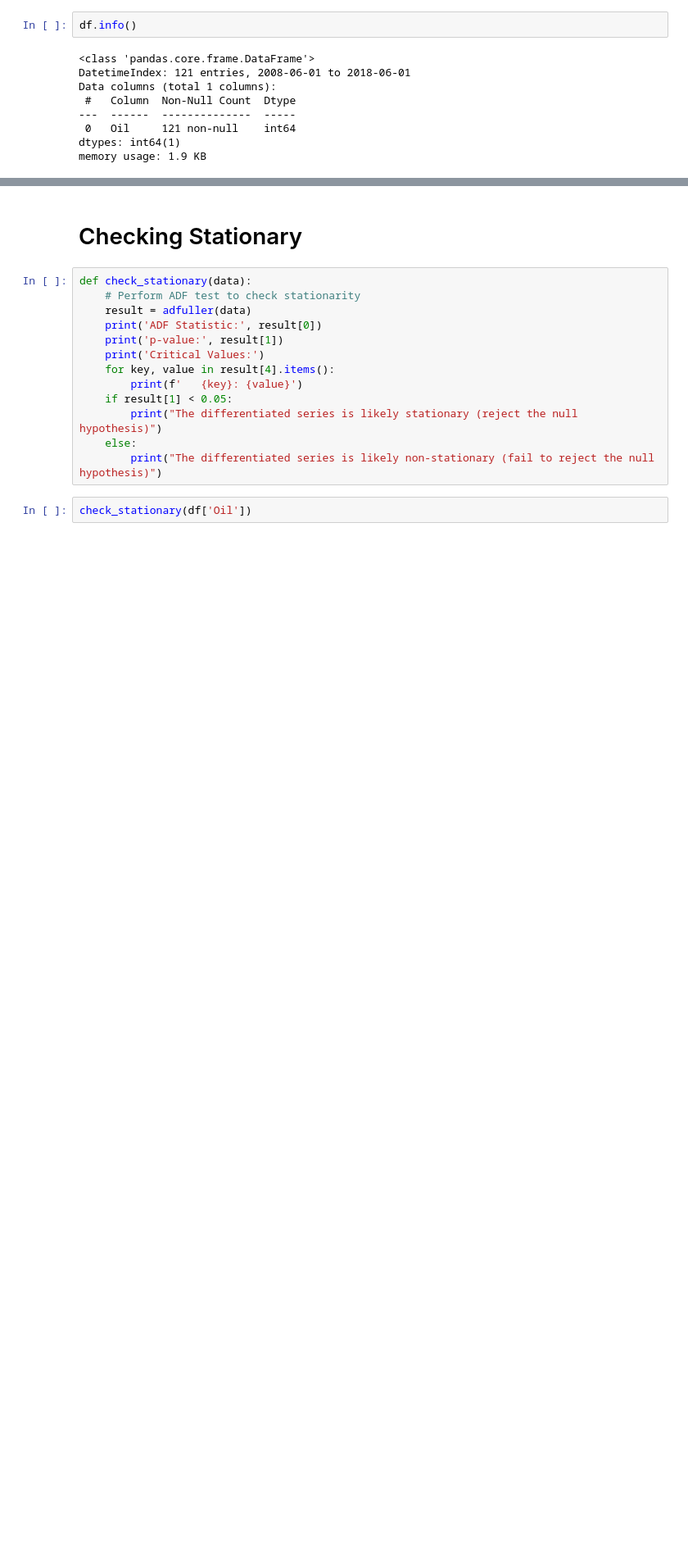
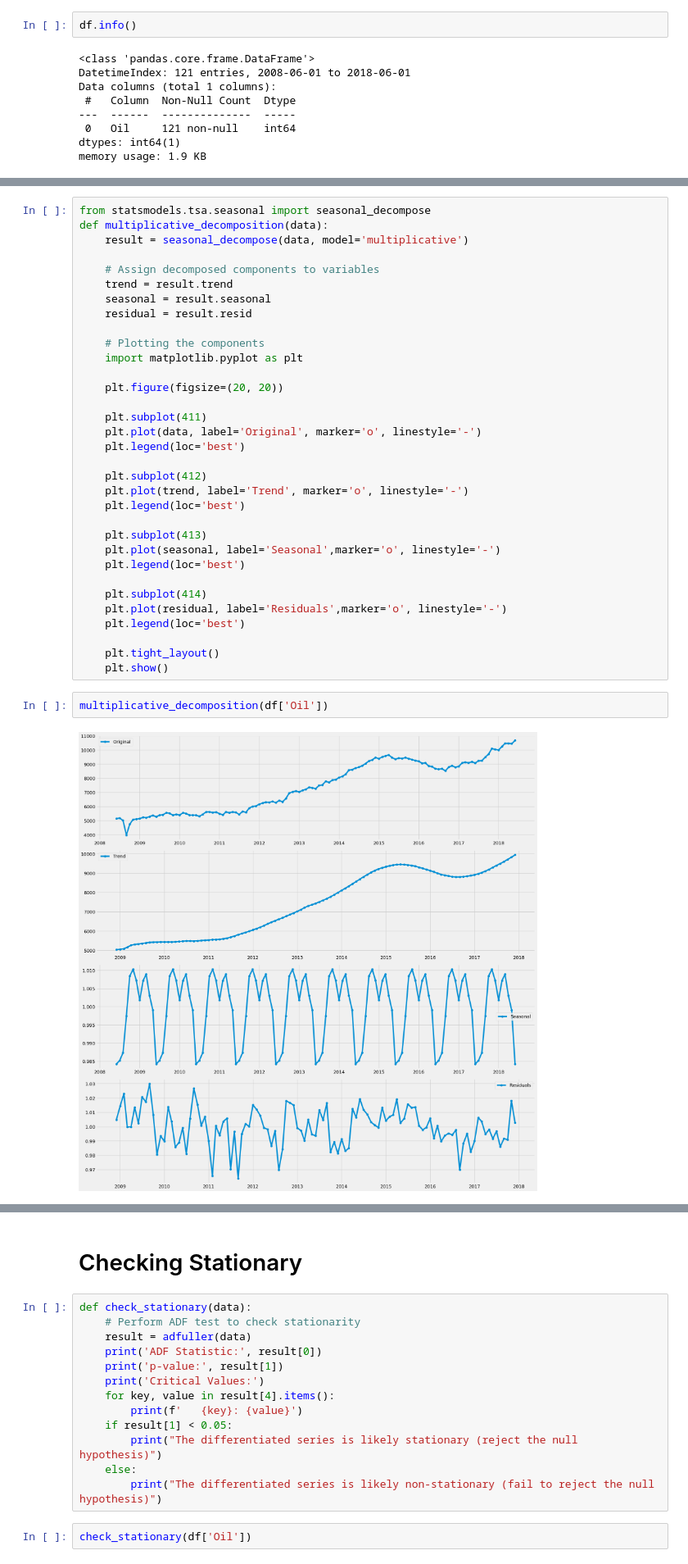
Before and after one commit to MarkPhamm/AI---ML, a Jupyter notebook: machine_learning/time_series/ARIMA.ipynb, the cells around one changed output, grey strips where cells are left out. Shown: that part at 82% size. Drawn from its saved outputs; the diff is of its cells as text; blank space fills up the shorter version.

```diff
--- a/machine_learning/time_series/ARIMA.ipynb
+++ b/machine_learning/time_series/ARIMA.ipynb
@@ -40,0 +39,37 @@ plt.show()
+# %%
+from statsmodels.tsa.seasonal import seasonal_decompose
+def multiplicative_decomposition(data):
+    result = seasonal_decompose(data, model='multiplicative')
+
+    # Assign decomposed components to variables
+    trend = result.trend
+    seasonal = result.seasonal
+    residual = result.resid
+
+    # Plotting the components
+    import matplotlib.pyplot as plt
+
+    plt.figure(figsize=(20, 20))
+
+    plt.subplot(411)
+    plt.plot(data, label='Original', marker='o', linestyle='-')
+    plt.legend(loc='best')
+
+    plt.subplot(412)
+    plt.plot(trend, label='Trend', marker='o', linestyle='-')
+    plt.legend(loc='best')
+
+    plt.subplot(413)
+    plt.plot(seasonal, label='Seasonal',marker='o', linestyle='-')
+    plt.legend(loc='best')
+
+    plt.subplot(414)
+    plt.plot(residual, label='Residuals',marker='o', linestyle='-')
+    plt.legend(loc='best')
+
+    plt.tight_layout()
+    plt.show()
+# %%
+multiplicative_decomposition(df['Oil'])
+# %% [output]
+[figure, added]
```
Also changed, not shown: parts of 6 cells of this notebook, 4 other files.
